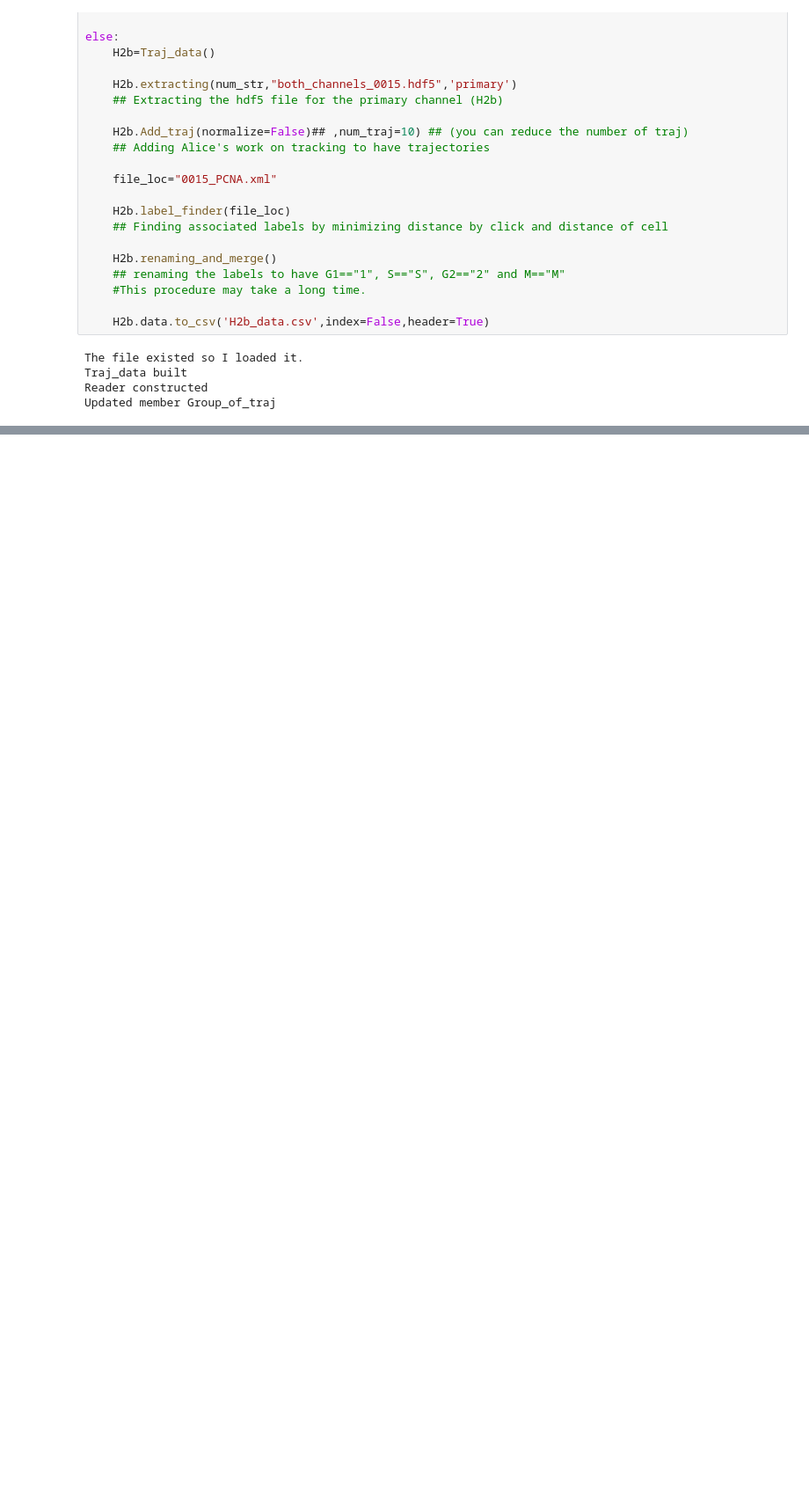
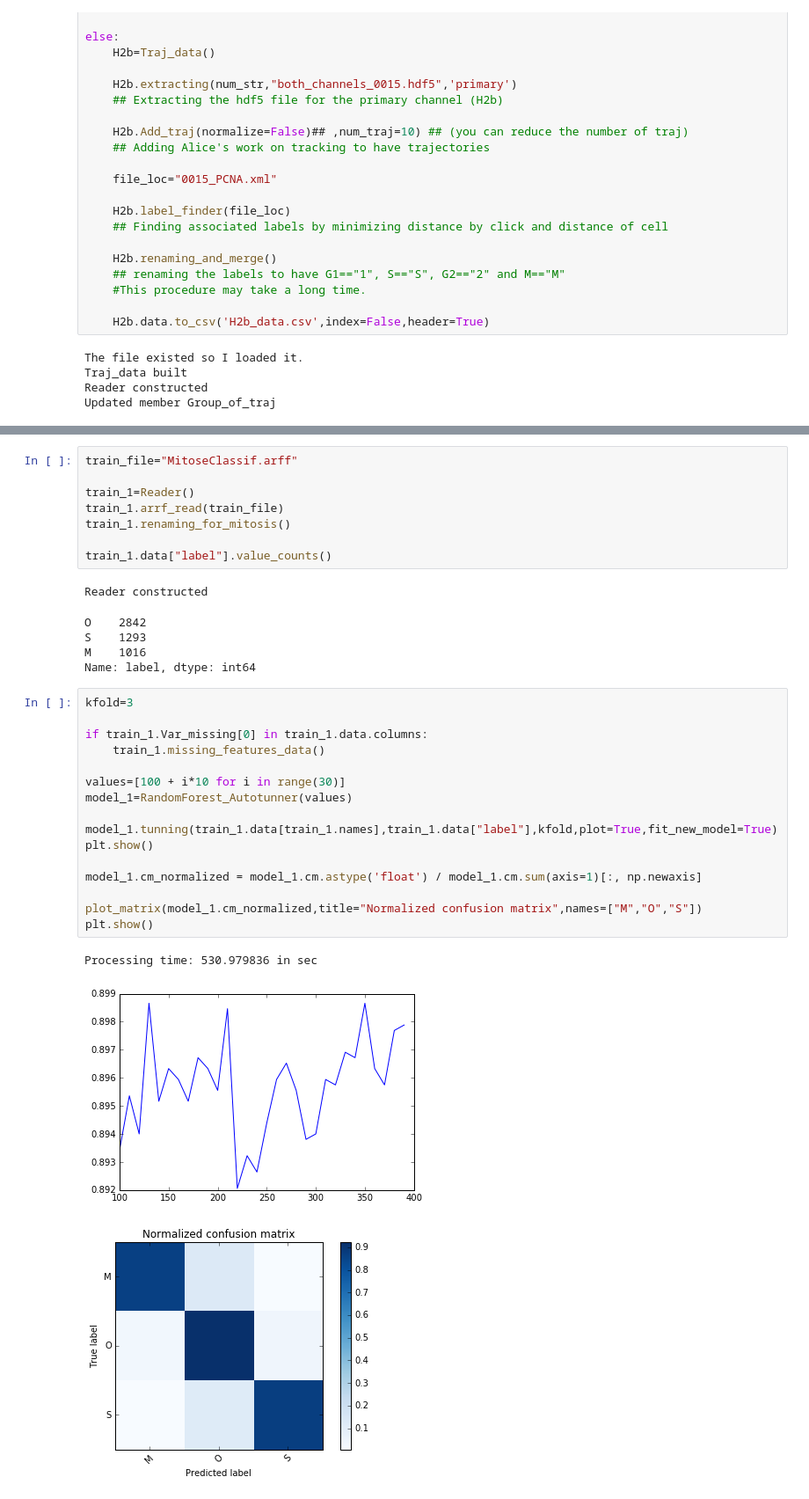
Before and after one commit to PeterJackNaylor/InternWork2, a Jupyter notebook: H2B.ipynb, the cells around one changed output, grey strips where cells are left out. Shown at 88% size. Drawn from its saved outputs; the diff is of its cells as text; blank space fills up the shorter version.

```diff
--- a/H2B.ipynb
+++ b/H2B.ipynb
@@ -51,0 +305,34 @@ Updated member Group_of_traj
+# %%
+train_file="MitoseClassif.arff"
+
+train_1=Reader()
+train_1.arrf_read(train_file)
+train_1.renaming_for_mitosis()
+
+train_1.data["label"].value_counts()
+# %% [output]
+Reader constructed
+O    2842
+S    1293
+M    1016
+Name: label, dtype: int64
+# %%
+kfold=3
+
+if train_1.Var_missing[0] in train_1.data.columns:
+    train_1.missing_features_data()
+
+values=[100 + i*10 for i in range(30)]
+model_1=RandomForest_Autotunner(values)
+
+model_1.tunning(train_1.data[train_1.names],train_1.data["label"],kfold,plot=True,fit_new_model=True)
+plt.show()
+
+model_1.cm_normalized = model_1.cm.astype('float') / model_1.cm.sum(axis=1)[:, np.newaxis]
+
+plot_matrix(model_1.cm_normalized,title="Normalized confusion matrix",names=["M","O","S"])
+plt.show()
+# %% [output]
+Processing time: 530.979836 in sec
+[figure, added]
+[figure, added]
```
Also changed, not shown: parts of 23 cells of this notebook, 1 other file.
